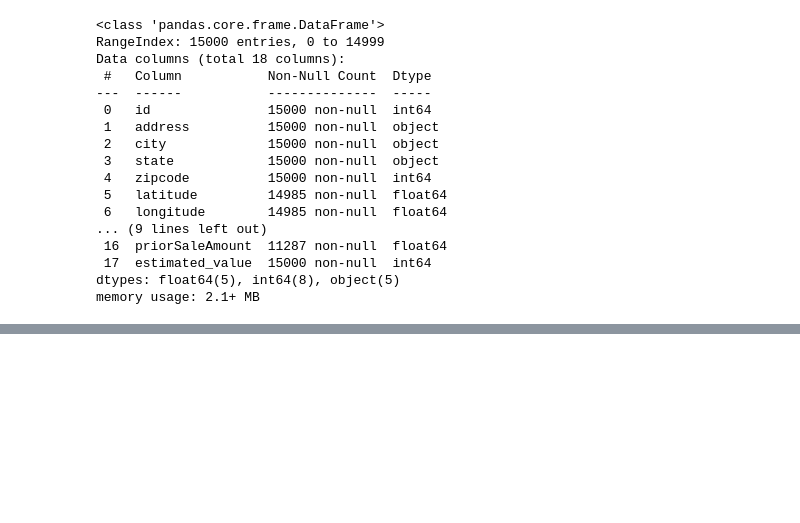
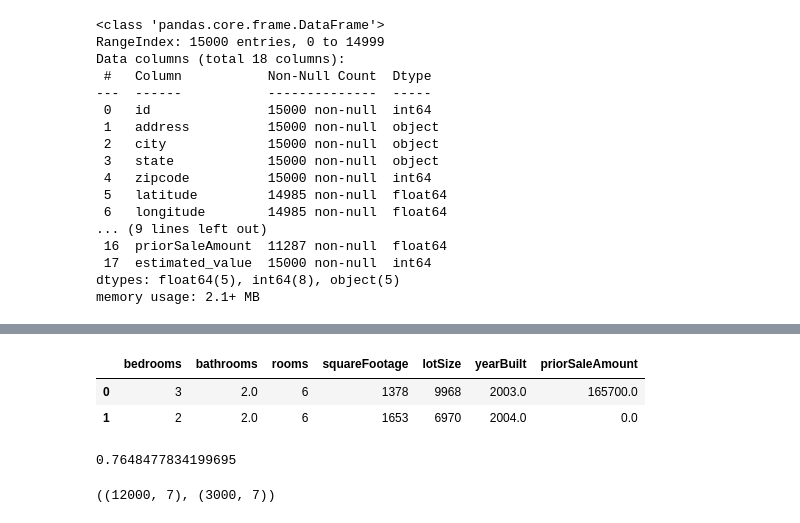
Before and after one commit to MarioCervantes189/Data-mining, a Jupyter notebook: Cleaning Data.ipynb, the cells around one changed output, grey strips where cells are left out. Cells and saved outputs as stored; diff of their text form; code cells hidden in the pictures; blank space fills up the shorter version.

```diff
--- a/Cleaning Data.ipynb
+++ b/Cleaning Data.ipynb
@@ -51,0 +97,2 @@ df.describe()
+# %%
+X = X.drop('cluster', axis=1)
@@ -51,0 +121,6 @@ df.describe()
+# %%
+X.head(2)
+# %% [output]
+|  | bedrooms | bathrooms | rooms | squareFootage | lotSize | yearBuilt | priorSaleAmount |
+| 0 | 3 | 2.0 | 6 | 1378 | 9968 | 2003.0 | 165700.0 |
+| 1 | 2 | 2.0 | 6 | 1653 | 6970 | 2004.0 | 0.0 |
@@ -51,0 +129,6 @@ df.describe()
+# %%
+lg = LinearRegression()
+lg.fit(X, y) #training
+lg.score(X, y)
+# %% [output]
+0.7648477834199695
@@ -51,0 +139,4 @@ df.describe()
+# %%
+x_train.shape, x_test.shape
+# %% [output]
+((12000, 7), (3000, 7))
```
Also changed, not shown: parts of 36 cells of this notebook.
